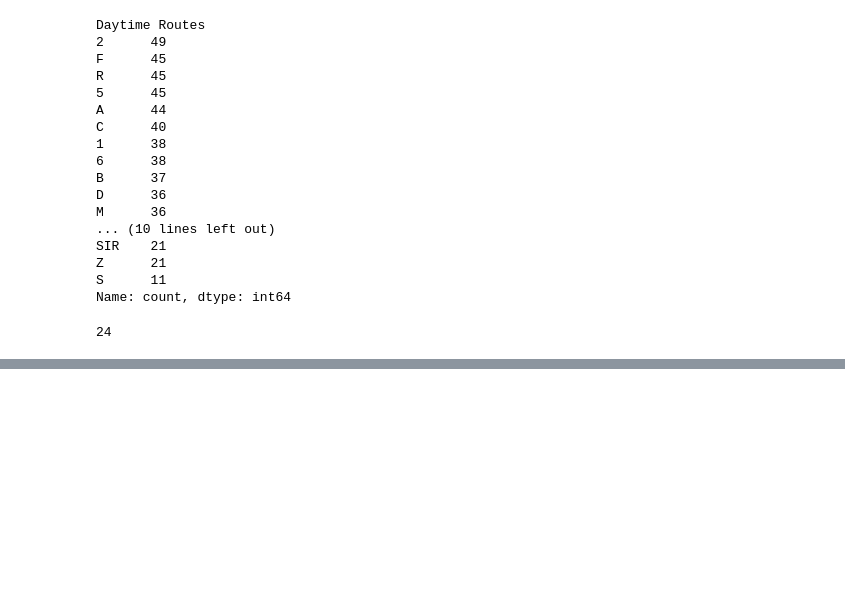
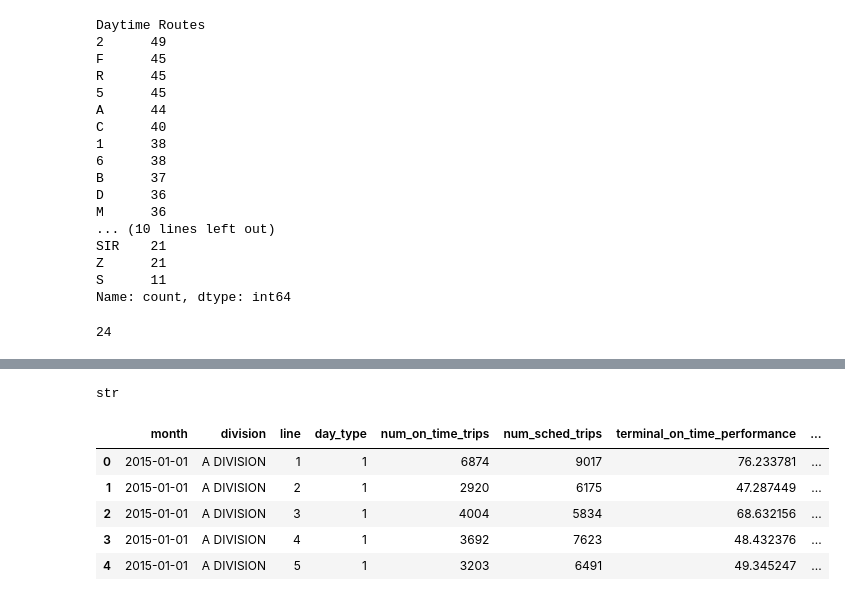
Before and after one commit to tali0n-git/NYC_Public_Schools_Analysis, a Jupyter notebook: MTA_Data_Analysis_Notebooks/MTA_Subway_Groupings.ipynb, the cells around one changed output, grey strips where cells are left out. Drawn from its saved outputs; the diff is of its cells as text; code cells hidden in the pictures; blank space fills up the shorter version.

```diff
--- a/MTA_Data_Analysis_Notebooks/MTA_Subway_Groupings.ipynb
+++ b/MTA_Data_Analysis_Notebooks/MTA_Subway_Groupings.ipynb
@@ -141,0 +144,4 @@ len(stations_expanded['Daytime Routes'].unique())
+# %%
+mta_metrics = pd.read_csv('../cleaned_data/MTA_Subway_Performance.csv', low_memory=False)
+
+mta_metrics['Daytime Routes'].value_counts()
@@ -141,0 +166,13 @@ len(stations_expanded['Daytime Routes'].unique())
+# %%
+type(mta_metrics['line'][5])
+# %% [output]
+str
+# %%
+mta_metrics.head()
+# %% [output]
+|  | month | division | line | day_type | num_on_time_trips | num_sched_trips | terminal_on_time_performance | ... |
+| 0 | 2015-01-01 | A DIVISION | 1 | 1 | 6874 | 9017 | 76.233781 | ... |
+| 1 | 2015-01-01 | A DIVISION | 2 | 1 | 2920 | 6175 | 47.287449 | ... |
+| 2 | 2015-01-01 | A DIVISION | 3 | 1 | 4004 | 5834 | 68.632156 | ... |
+| 3 | 2015-01-01 | A DIVISION | 4 | 1 | 3692 | 7623 | 48.432376 | ... |
+| 4 | 2015-01-01 | A DIVISION | 5 | 1 | 3203 | 6491 | 49.345247 | ... |
```
Also changed, not shown: parts of 17 cells of this notebook.
